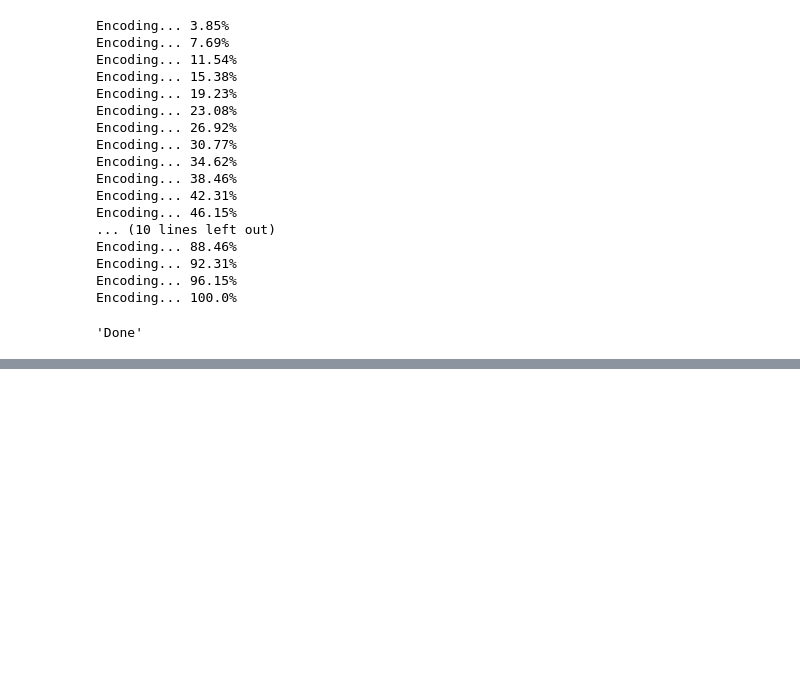
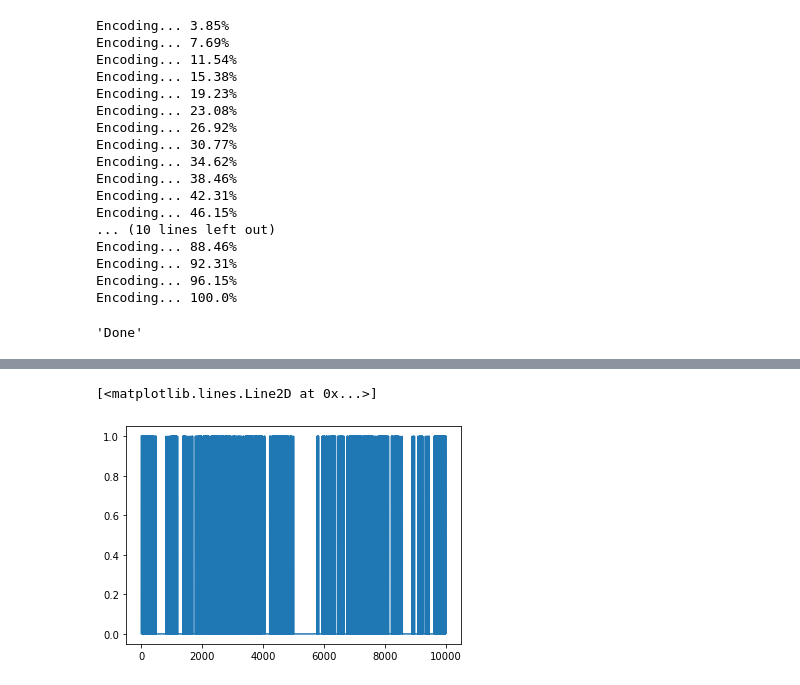
Before and after one commit to regonzalez26/sparse_hdc, a Jupyter notebook: acc_thr_test.ipynb, the cells around one changed output, grey strips where cells are left out. Saved outputs shown, nothing was run; the diff lists cells and outputs as text; code cells hidden in the pictures; blank space fills up the shorter version.

```diff
--- a/acc_thr_test.ipynb
+++ b/acc_thr_test.ipynb
@@ -376,3 +404,8 @@ Mean 517.5769230769231
+# %%
+plt.plot(classifier.class_hvs[2])
+# %% [output]
+[<matplotlib.lines.Line2D at 0x...>]
+[figure, added]
 # %%
 ones = []
 for c,hv in classifier.class_hvs.items():
```
Also changed, not shown: parts of 11 cells of this notebook, 21 other files.
